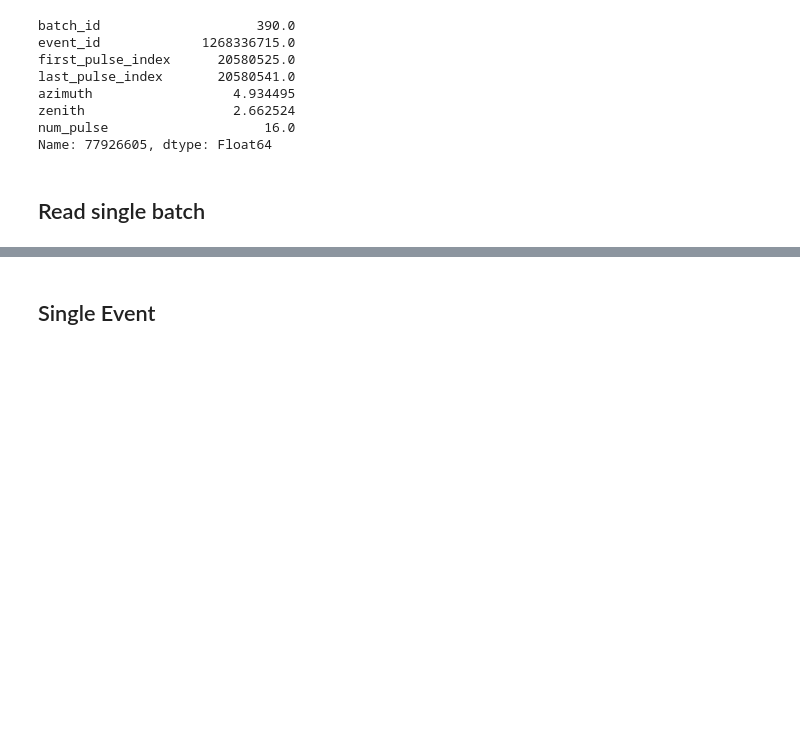
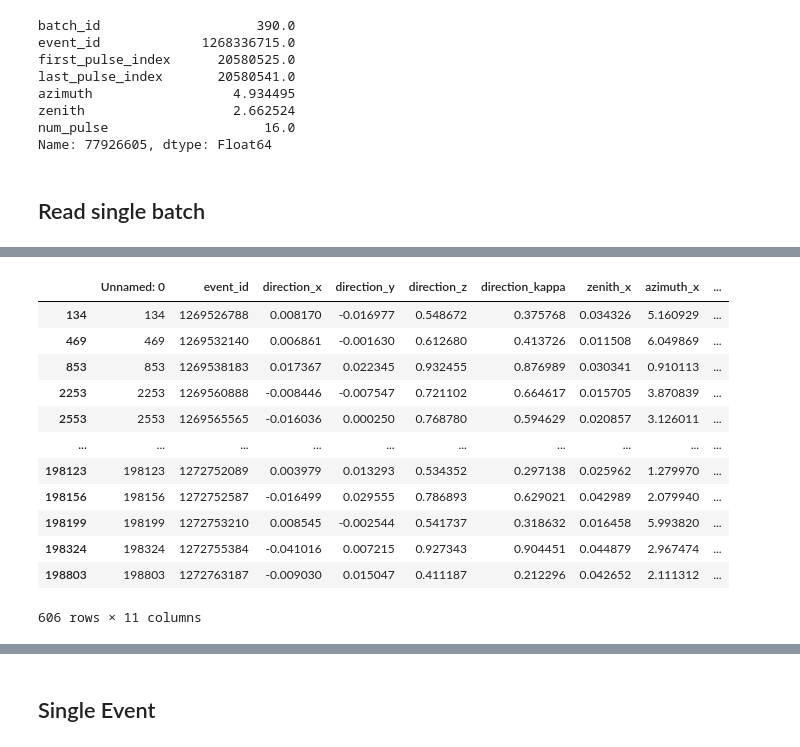
Before and after one commit to IMOKURI/kaggle-ice-cube, a Jupyter notebook: notebook/EDA.ipynb, the cells around one changed output, grey strips where cells are left out. Cells and saved outputs as stored; diff of their text form; code cells hidden in the pictures; blank space fills up the shorter version.

```diff
--- a/notebook/EDA.ipynb
+++ b/notebook/EDA.ipynb
@@ -231,0 +232,16 @@ batch
+# %%
+results[(results["sigma"] > 1) & (results["zenith_x"] < 0.05) & (results["zenith_y"] > 1)]
+# %% [output]
+|  | Unnamed: 0 | event_id | direction_x | direction_y | direction_z | direction_kappa | zenith_x | azimuth_x | ... |
+| 134 | 134 | 1269526788 | 0.008170 | -0.016977 | 0.548672 | 0.375768 | 0.034326 | 5.160929 | ... |
+| 469 | 469 | 1269532140 | 0.006861 | -0.001630 | 0.612680 | 0.413726 | 0.011508 | 6.049869 | ... |
+| 853 | 853 | 1269538183 | 0.017367 | 0.022345 | 0.932455 | 0.876989 | 0.030341 | 0.910113 | ... |
+| 2253 | 2253 | 1269560888 | -0.008446 | -0.007547 | 0.721102 | 0.664617 | 0.015705 | 3.870839 | ... |
+| 2553 | 2553 | 1269565565 | -0.016036 | 0.000250 | 0.768780 | 0.594629 | 0.020857 | 3.126011 | ... |
+| ... | ... | ... | ... | ... | ... | ... | ... | ... | ... |
+| 198123 | 198123 | 1272752089 | 0.003979 | 0.013293 | 0.534352 | 0.297138 | 0.025962 | 1.279970 | ... |
+| 198156 | 198156 | 1272752587 | -0.016499 | 0.029555 | 0.786893 | 0.629021 | 0.042989 | 2.079940 | ... |
+| 198199 | 198199 | 1272753210 | 0.008545 | -0.002544 | 0.541737 | 0.318632 | 0.016458 | 5.993820 | ... |
+| 198324 | 198324 | 1272755384 | -0.041016 | 0.007215 | 0.927343 | 0.904451 | 0.044879 | 2.967474 | ... |
+| 198803 | 198803 | 1272763187 | -0.009030 | 0.015047 | 0.411187 | 0.212296 | 0.042652 | 2.111312 | ... |
+606 rows × 11 columns
```
Also changed, not shown: parts of 18 cells of this notebook, 4 other files.
